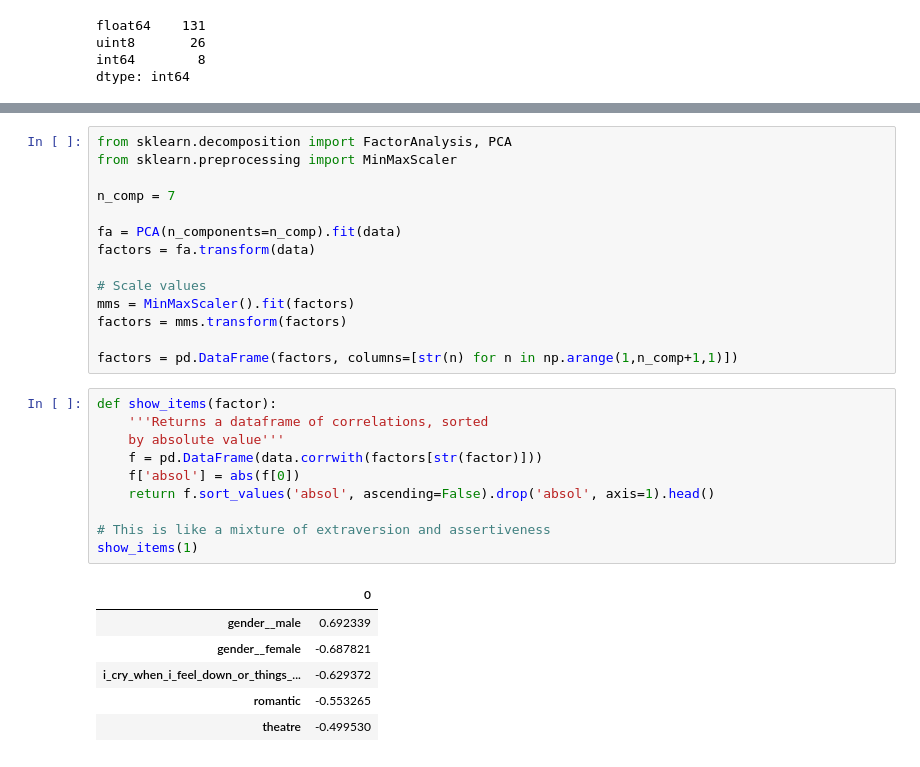
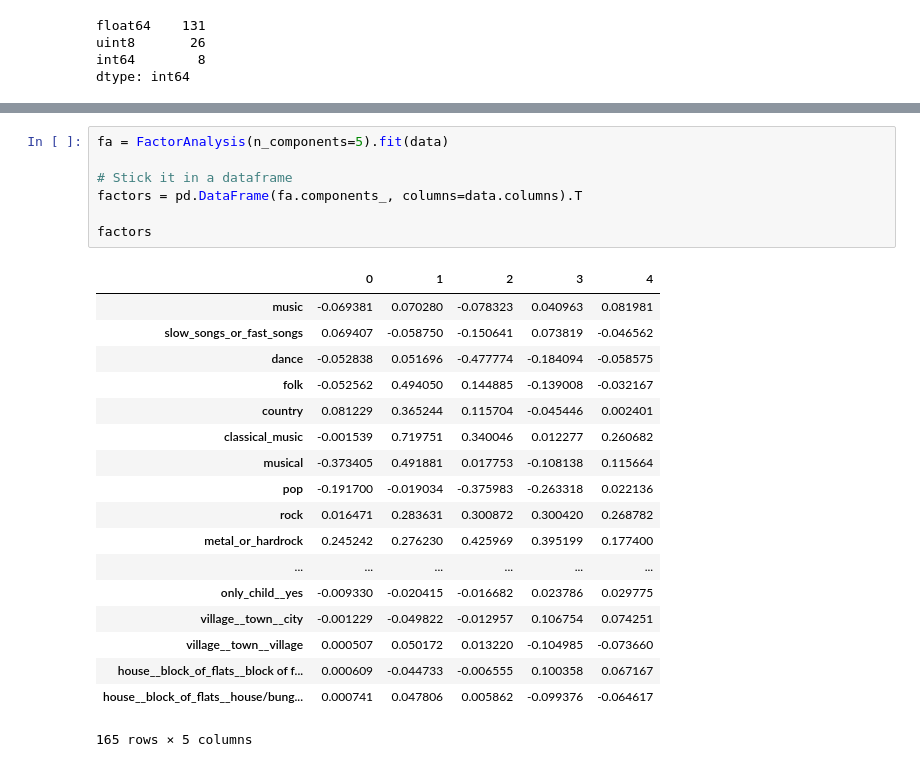
Before and after one commit to vincefav/factor-analysis, a Jupyter notebook: Factor analysis tutorial.ipynb, the cells around one changed output, grey strips where cells are left out. Cells and saved outputs as stored; diff of their text form.

```diff
--- a/Factor analysis tutorial.ipynb
+++ b/Factor analysis tutorial.ipynb
@@ -117,31 +114,26 @@ factors_sorted
-# %%
-from sklearn.decomposition import FactorAnalysis, PCA
-from sklearn.preprocessing import MinMaxScaler
-
-n_comp = 7
-
-fa = PCA(n_components=n_comp).fit(data)
-factors = fa.transform(data)
-
-# Scale values
-mms = MinMaxScaler().fit(factors)
-factors = mms.transform(factors)
-
-factors = pd.DataFrame(factors, columns=[str(n) for n in np.arange(1,n_comp+1,1)])
-# %%
-def show_items(factor):
-    '''Returns a dataframe of correlations, sorted
-    by absolute value'''
-    f = pd.DataFrame(data.corrwith(factors[str(factor)]))
-    f['absol'] = abs(f[0])
-    return f.sort_values('absol', ascending=False).drop('absol', axis=1).head()
-
-# This is like a mixture of extraversion and assertiveness
-show_items(1)
-# %% [output]
-|  | 0 |
-| gender__male | 0.692339 |
-| gender__female | -0.687821 |
-| i_cry_when_i_feel_down_or_things_... | -0.629372 |
-| romantic | -0.553265 |
-| theatre | -0.499530 |
+# %%
+fa = FactorAnalysis(n_components=5).fit(data)
+
+# Stick it in a dataframe
+factors = pd.DataFrame(fa.components_, columns=data.columns).T
+
+factors
+# %% [output]
+|  | 0 | 1 | 2 | 3 | 4 |
+| music | -0.069381 | 0.070280 | -0.078323 | 0.040963 | 0.081981 |
+| slow_songs_or_fast_songs | 0.069407 | -0.058750 | -0.150641 | 0.073819 | -0.046562 |
+| dance | -0.052838 | 0.051696 | -0.477774 | -0.184094 | -0.058575 |
+| folk | -0.052562 | 0.494050 | 0.144885 | -0.139008 | -0.032167 |
+| country | 0.081229 | 0.365244 | 0.115704 | -0.045446 | 0.002401 |
+| classical_music | -0.001539 | 0.719751 | 0.340046 | 0.012277 | 0.260682 |
+| musical | -0.373405 | 0.491881 | 0.017753 | -0.108138 | 0.115664 |
+| pop | -0.191700 | -0.019034 | -0.375983 | -0.263318 | 0.022136 |
+| rock | 0.016471 | 0.283631 | 0.300872 | 0.300420 | 0.268782 |
+| metal_or_hardrock | 0.245242 | 0.276230 | 0.425969 | 0.395199 | 0.177400 |
+| ... | ... | ... | ... | ... | ... |
+| only_child__yes | -0.009330 | -0.020415 | -0.016682 | 0.023786 | 0.029775 |
+| village__town__city | -0.001229 | -0.049822 | -0.012957 | 0.106754 | 0.074251 |
+| village__town__village | 0.000507 | 0.050172 | 0.013220 | -0.104985 | -0.073660 |
+| house__block_of_flats__block of f... | 0.000609 | -0.044733 | -0.006555 | 0.100358 | 0.067167 |
+| house__block_of_flats__house/bung... | 0.000741 | 0.047806 | 0.005862 | -0.099376 | -0.064617 |
+165 rows × 5 columns
```
Also changed, not shown: parts of 13 cells of this notebook.
